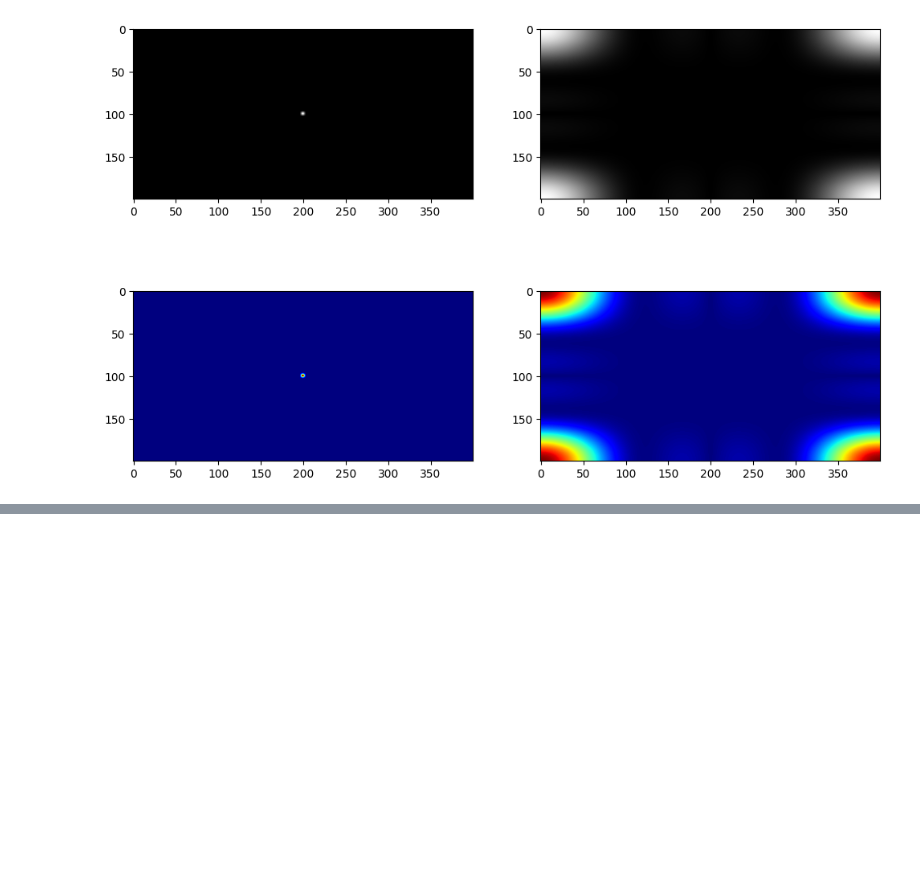
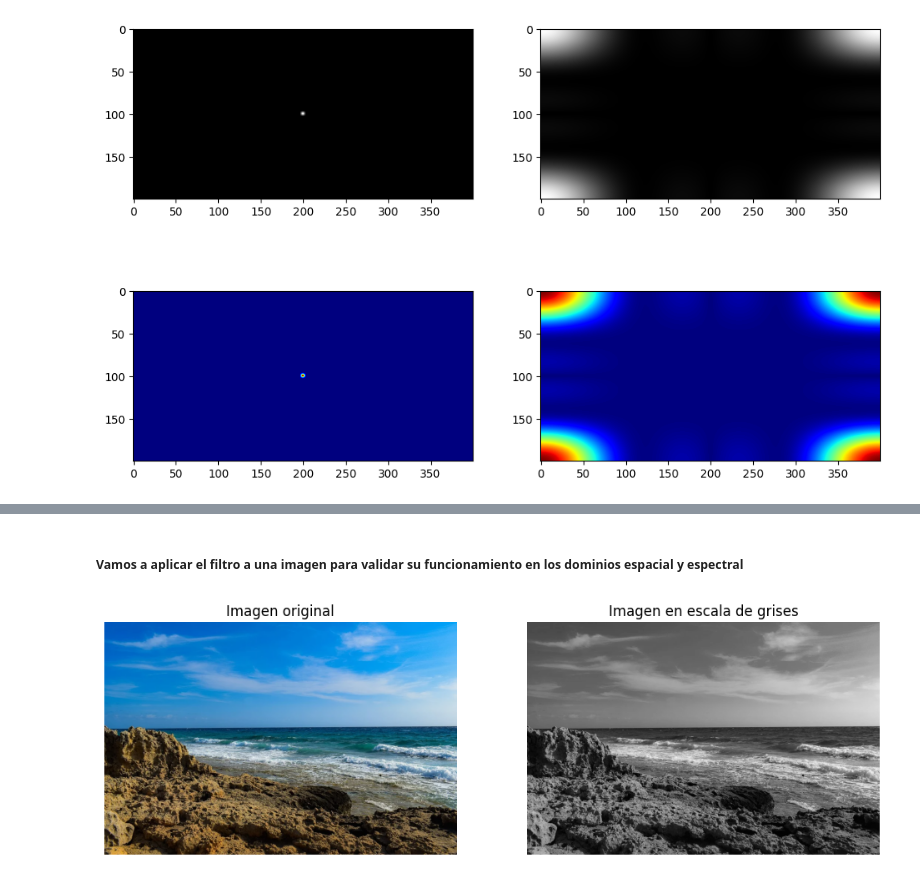
Before and after one commit to fede0ter0/vision_computadora_i, a Jupyter notebook: tp_2/tp_2.ipynb, the cells around one changed output, grey strips where cells are left out. Drawn from its saved outputs; the diff is of its cells as text; code cells hidden in the pictures; blank space fills up the shorter version.

Commit message:
tp2 listo para corregir

```diff
--- a/tp_2/tp_2.ipynb
+++ b/tp_2/tp_2.ipynb
@@ -28,4 +28,14 @@ def create_gauss_filter(h,w,k_size,_sigma):
     # Finalmente, devolvemos el filtro y su transformada de fourier, tomando el modulo y descartando la parte imaginaria
     fourier_gaussian_filter =  abs(np.fft.fft2(gaussian_filter))
     return gaussian_filter, fourier_gaussian_filter
+# %%
+# Función para descargar la imagen que vamos a utilizar de prueba
+def descargar_imagen(url):
+    response = requests.get(url)
+    if response.status_code == 200:
+        image_array = np.asarray(bytearray(response.content), dtype=np.uint8)
+        image = cv.imdecode(image_array, cv.IMREAD_COLOR)
+        return image
+    else:
+        raise Exception(f"Falla descarga. Codigo: {response.status_code}")
 # %% [markdown]
@@ -48,0 +76,25 @@ plt.imshow(fgf, cmap='jet')
+# %% [markdown]
+##### Vamos a aplicar el filtro a una imagen para validar su funcionamiento en los dominios espacial y espectral
+# %%
+# Comenzamos descargando la imagen de prueba, que es aquella que tiene la playa, el mar y el cielo
+url1 = 'https://github.com/FIUBA-Posgrado-Inteligencia-Artificial/vision_computadora_I/raw/11-cohorte/Material_TPs/TP1/segmentacion.png'
+
+img = descargar_imagen(url1)
+img = cv.cvtColor(img, cv.COLOR_BGR2RGB)
+gray = cv.cvtColor(img, cv.COLOR_RGB2GRAY)
+
+M = img.shape[0]
+N = img.shape[1]
+
+plt.figure(figsize=(12, 6))
+plt.subplot(1, 2, 1)
+plt.imshow(img,cmap='gray')
+plt.title('Imagen original')
+plt.axis('off')
+plt.subplot(1, 2, 2)
+plt.imshow(gray,cmap='gray')
+plt.title('Imagen en escala de grises')
+plt.axis('off')
+plt.show()
+# %% [output]
+[figure, added]
```
Also changed, not shown: parts of 12 cells of this notebook.
